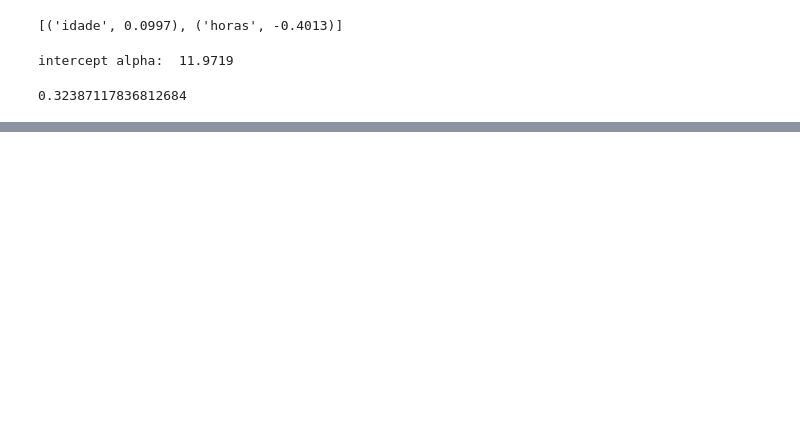
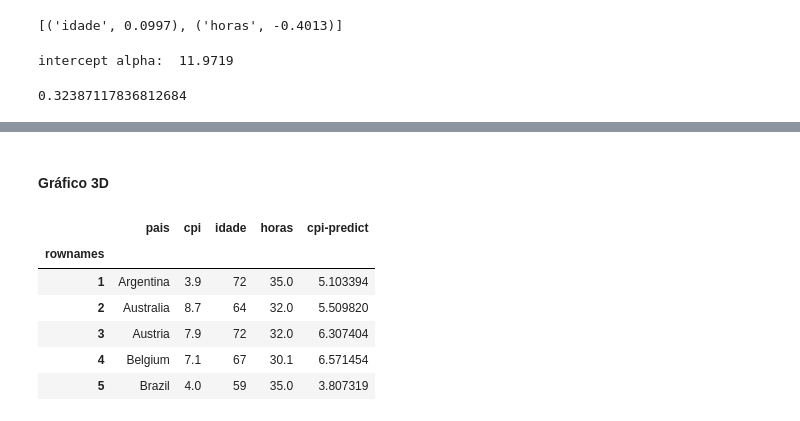
Before and after one commit to AndreSD74/mbaUSP-DataScience-2021, a Jupyter notebook: GLM.ipynb, the cells around one changed output, grey strips where cells are left out. Drawn from its saved outputs; the diff is of its cells as text; code cells hidden in the pictures; blank space fills up the shorter version.

```diff
--- a/GLM.ipynb
+++ b/GLM.ipynb
@@ -119,0 +216,2 @@ print(r2)
+# %% [markdown]
+#### Gráfico 3D
@@ -119,0 +221,10 @@ print(r2)
+# %%
+paises.head()
+# %% [output]
+|  | pais | cpi | idade | horas | cpi-predict |
+| rownames |  |  |  |  |  |
+| 1 | Argentina | 3.9 | 72 | 35.0 | 5.103394 |
+| 2 | Australia | 8.7 | 64 | 32.0 | 5.509820 |
+| 3 | Austria | 7.9 | 72 | 32.0 | 6.307404 |
+| 4 | Belgium | 7.1 | 67 | 30.1 | 6.571454 |
+| 5 | Brazil | 4.0 | 59 | 35.0 | 3.807319 |
```
Also changed, not shown: parts of 20 cells of this notebook.
